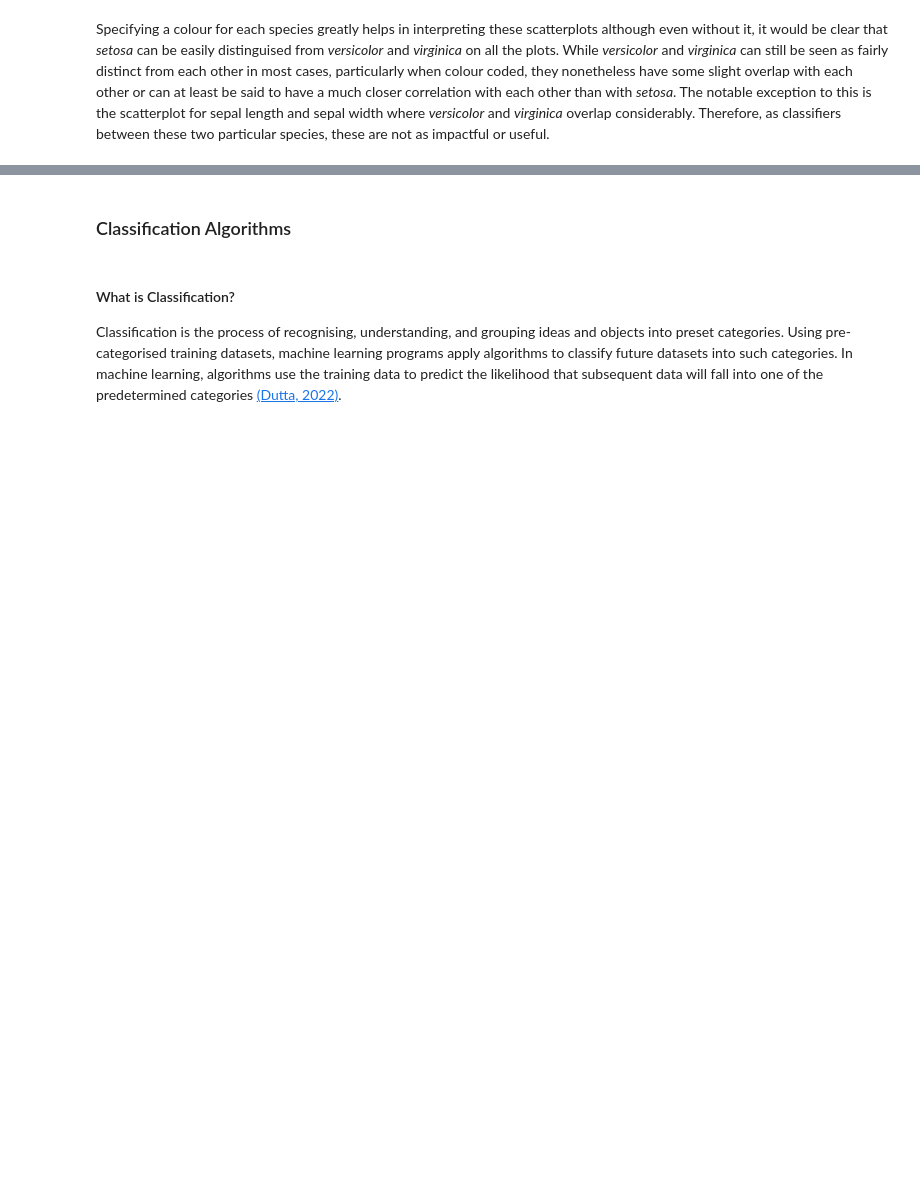
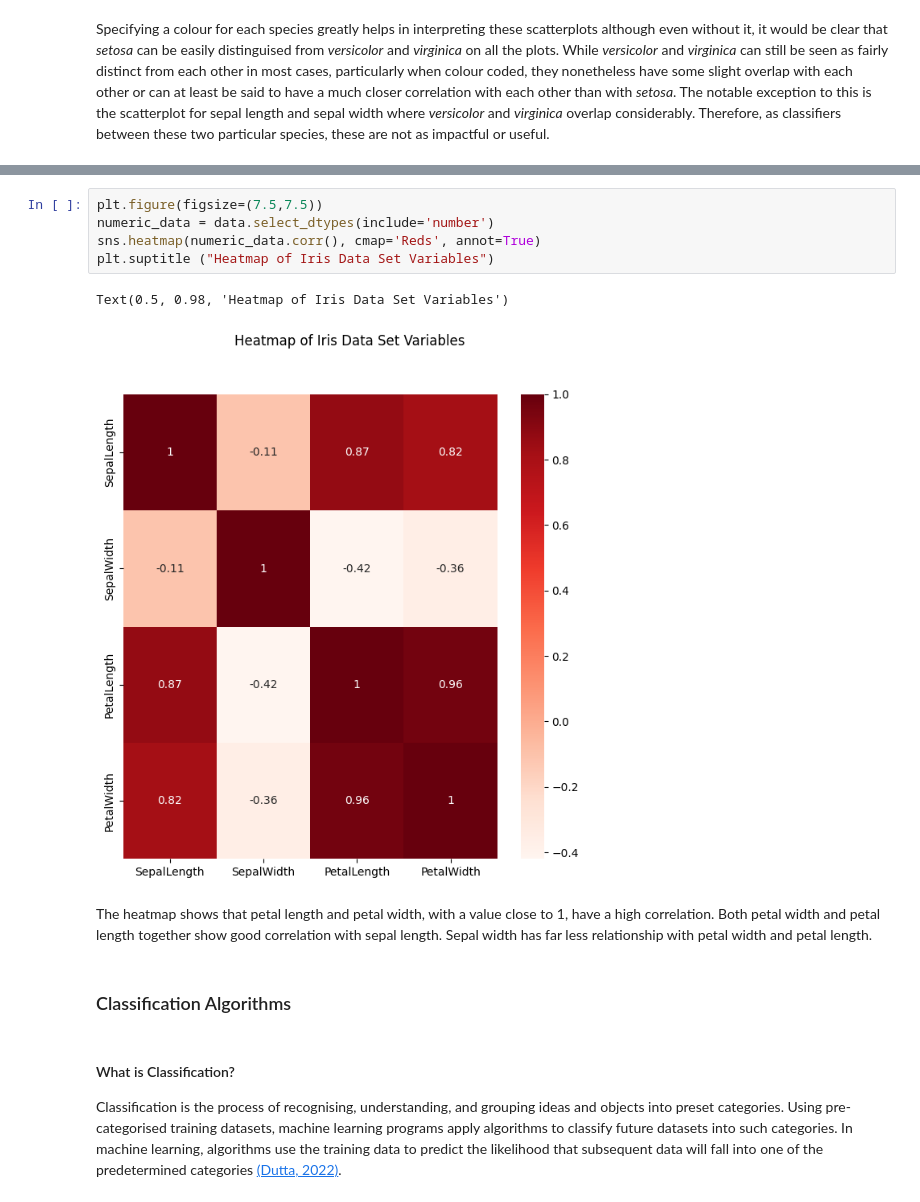
Before and after one commit to Scunnies/machine-learning-and-statistics, a Jupyter notebook: Project/Exploring Classification Algorithms with the Iris Dataset.ipynb, the cells around one changed output, grey strips where cells are left out. Drawn from its saved outputs; the diff is of its cells as text; blank space fills up the shorter version.

```diff
--- a/Project/Exploring Classification Algorithms with the Iris Dataset.ipynb
+++ b/Project/Exploring Classification Algorithms with the Iris Dataset.ipynb
@@ -157,3 +178,13 @@ Specifying a colour for each species greatly helps in interpreting these scatter
+# %%
+plt.figure(figsize=(7.5,7.5))
+numeric_data = data.select_dtypes(include='number')
+sns.heatmap(numeric_data.corr(), cmap='Reds', annot=True)
+plt.suptitle ("Heatmap of Iris Data Set Variables")
+# %% [output]
+Text(0.5, 0.98, 'Heatmap of Iris Data Set Variables')
+[figure, added]
+# %% [markdown]
+The heatmap shows that petal length and petal width, with a value close to 1, have a high correlation. Both petal width and petal length together show good correlation with sepal length. Sepal width has far less relationship with petal width and petal length.
 # %% [markdown]
 ### Classification Algorithms
 # %% [markdown]
```
Also changed, not shown: parts of 6 cells of this notebook.
